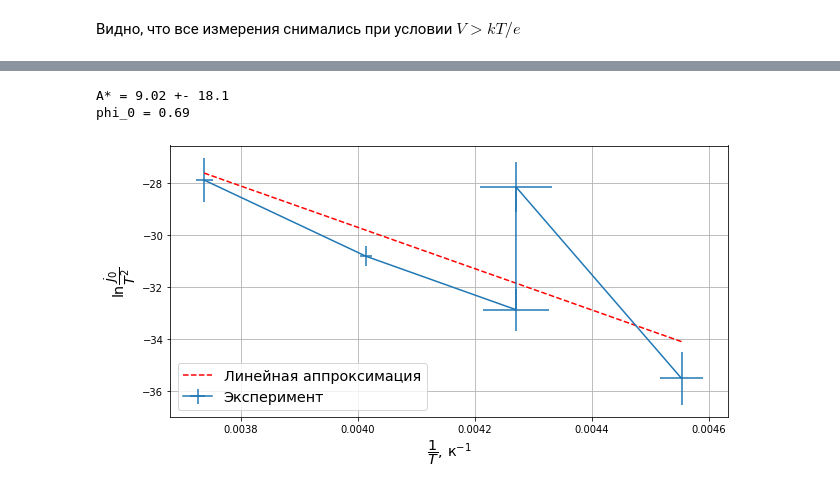
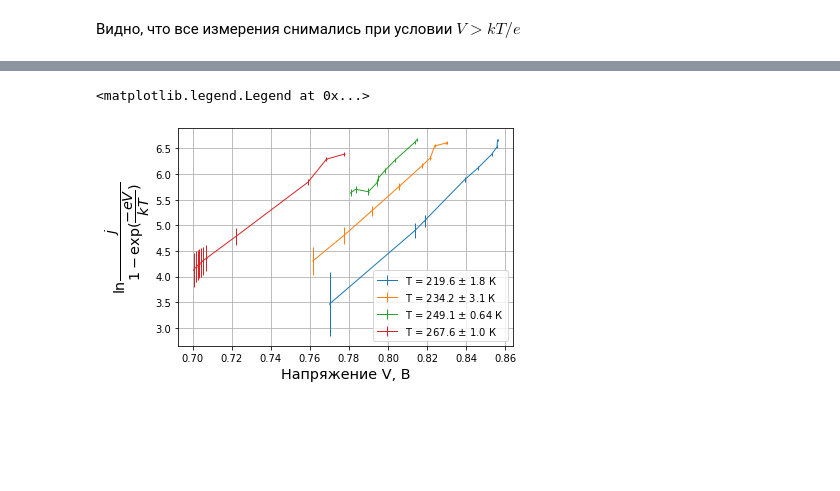
Before and after one commit to MrKozelberg/diod_schottky-, a Jupyter notebook: script.ipynb, the cells around one changed output, grey strips where cells are left out. Cells and saved outputs as stored; diff of their text form; code cells hidden in the pictures; blank space fills up the shorter version.

```diff
--- a/script.ipynb
+++ b/script.ipynb
@@ -138,3 +140,6 @@ T = 267.6 +- 1.0 К
+# %%
+T = np.array([T1, T3, T4, T5])
+T_err = np.array([T1_err, T3_err, T4_err, T5_err])
 # %% [markdown]
 # Cемейство ВАХ диода Шоттки при различных температурах
 # %%
@@ -270,42 +211,19 @@ plt.rcParams["figure.figsize"] = (10,5)
-# %%
-_, b1 = np.polyfit(vi1[:, 0], func(vi1[:, 0], vi1[:, 1], T1), 1)
-_, b2 = np.polyfit(vi2[:, 0], func(vi2[:, 0], vi2[:, 1], T2), 1)
-_, b3 = np.polyfit(vi3[:, 0], func(vi3[:, 0], vi3[:, 1], T3), 1)
-_, b4 = np.polyfit(vi4[:-1, 0], func(vi4[:-1, 0], vi4[:-1, 1], T4), 1)
-_, b5 = np.polyfit(vi5[:-1, 0], func(vi5[:-1, 0], vi5[:-1, 1], T5), 1)
-
-b1_err = (func(vi1[:, 0], vi1[:, 1], T1)).std()
-b2_err = (func(vi2[:, 0], vi2[:, 1], T2)).std()
-b3_err = (func(vi3[:, 0], vi3[:, 1], T3)).std()
-b4_err = (func(vi4[:-1, 0], vi4[:-1, 1], T4)).std()
-b5_err = (func(vi5[:-1, 0], vi5[:-1, 1], T5)).std()
-
-b = np.array([b1, b2, b3, b4, b5])
-b_err = np.array([b1_err, b2_err, b3_err, b4_err, b5_err])
-
-j_0 = np.exp(b)
-j_0_err = b_err * j_0
-
-T = np.array([T1, T2, T3, T4, T5])
-T_err = np.array([T1_err, T2_err, T3_err, T4_err, T5_err])
-
-plt.errorbar(1/T, np.log(j_0/T**2), xerr=T_err/T**2, yerr=T_err/T+j_0_err/j_0, label='Эксперимент')
-
-A, B = np.polyfit(1/T, np.log(j_0/T**2), 1)
-
-plt.plot(1/T, A/T+B, 'r--', label='Линейная аппроксимация')
-
-plt.xlabel(r'$\dfrac{1}{T}$, к${}^{-1}$', fontsize='x-large')
-plt.ylabel(r'$\mathsf{ln}\dfrac{j_0}{T^2}$', fontsize='x-large')
-
-plt.grid()
-plt.legend(loc=3, fontsize='x-large')
-
-plt.rcParams["figure.figsize"] = (10,5)
-
-print(fr'A* = {np.exp(B):.3} +- {np.exp(np.std(np.log(j_0/T**2))):.3}')
-print(fr'phi_0 = {-A*k/e:.2}')
-# %% [output]
-A* = 9.02 +- 18.1
-phi_0 = 0.69
-[figure, removed]
+# %%
+y = [np.log(j[i] / (1-np.exp(-e * v[i] / (k * T[i]))))
+     for i in range(4)]
+
+y_err = [j_izm_err/j[i] + e/k*(v_izm_err*T[i]+T_err[i]*v[i])
+         /T[i]**2/(-1+np.exp(e*v[i]/(k*T[i]))) for i in range(4)]
+# %%
+for i in range(4):
+    plt.errorbar(v[i], y[i], xerr=v_izm_err, yerr=y_err[i],
+                 label=fr"T = {T[i]:.4} $\pm$ {T_err[i]:.2} К", lw=1)
+
+plt.xlabel('Напряжение V, В', fontsize='x-large')
+plt.ylabel(r'$\mathsf{ln}\dfrac{j}{1-\mathsf{exp}(\dfrac{-eV}{kT})}$', fontsize='x-large')
+
+plt.grid()
+plt.legend(loc=4)
+# %% [output]
+<matplotlib.legend.Legend at 0x...>
+[figure, added]
```
Also changed, not shown: parts of 21 cells of this notebook, 10 other files.
